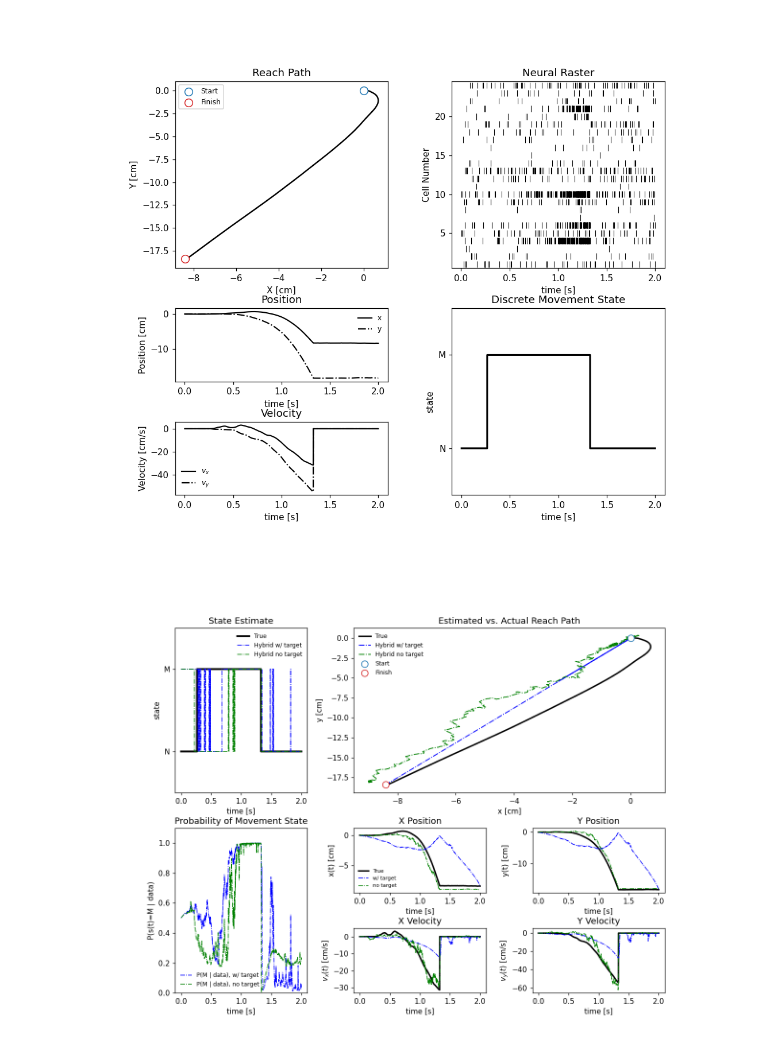
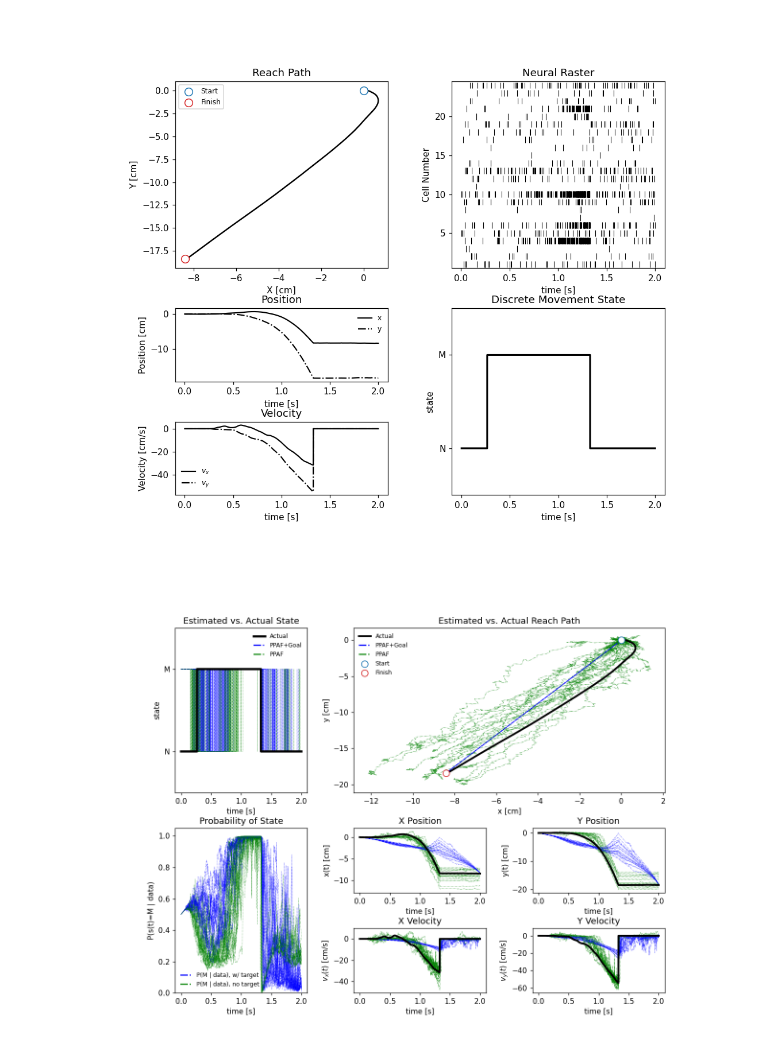
Before and after one commit to cajigaslab/nSTAT-python, a Jupyter notebook: notebooks/HybridFilterExample.ipynb, the cells around one changed output. Drawn from its saved outputs; the diff is of its cells as text; code cells hidden in the pictures.

```diff
--- a/notebooks/HybridFilterExample.ipynb
+++ b/notebooks/HybridFilterExample.ipynb
@@ -47,9 +47,12 @@ def _plot_raster(ax, time_s, spikes, *, max_cells=24):
 # %%
 # SECTION 0: Hybrid Point Process Filter Example
 # This notebook mirrors the MATLAB hybrid-filter helpfile with executable figures.
+# Matches MATLAB's n_sims=20 batch — fig2 overlays all 20 decoded trials,
+# mirroring the canonical HybridFilterExample_02.png spaghetti plot.
 plt.close("all")
+N_SIMS = 20  # matches MATLAB HybridFilterExample.m n_sims (line ~217)
 summary, payload = run_experiment6(REPO_ROOT, return_payload=True)
-batch_payloads = [run_experiment6(REPO_ROOT, seed=37 + idx, return_payload=True)[1] for idx in range(4)]
+batch_payloads = [run_experiment6(REPO_ROOT, seed=37 + idx, return_payload=True)[1] for idx in range(N_SIMS)]
 mean_state_prob_2 = np.mean([row["state_prob_2"] for row in batch_payloads], axis=0)
 mean_decoded_x = np.mean([row["decoded_x"] for row in batch_payloads], axis=0)
 mean_decoded_y = np.mean([row["decoded_y"] for row in batch_payloads], axis=0)
@@ -61,6 +64,7 @@ print(
     {
         "num_samples": int(summary["num_samples"]),
         "num_cells": int(summary["num_cells"]),
+        "n_sims": N_SIMS,
         "state_accuracy": round(float(summary["state_accuracy"]), 3),
         "decode_rmse_x": round(float(summary["decode_rmse_x"]), 4),
         "decode_rmse_y": round(float(summary["decode_rmse_y"]), 4),
@@ -131,42 +135,54 @@ ax_state.set_ylim(0.5, 2.5)
 # SECTION 4: Simulate Neural Firing
 # The simulated spike population depends on the latent state and the movement dynamics.
 # %%
-# SECTION 5: Run the hybrid filter — single-trial decoding result (MATLAB subplot(4,3,*))
-fig = _prepare_figure("HybridFilterExample fig2: decoding result (subplot(4,3,*))", figsize=(12.0, 9.0))
+# SECTION 5: Run the hybrid filter — MATLAB-style multi-trial overlay (subplot(4,3,*))
+# Matches HybridFilterExample_02.png: all 20 PPAF+Goal (blue) and PPAF (green)
+# decoded trials overlaid on the true trajectory (black).
+fig = _prepare_figure("HybridFilterExample fig2: 20-trial decoding overlay (subplot(4,3,*))", figsize=(12.0, 9.0))
 gs = fig.add_gridspec(4, 3, hspace=0.55, wspace=0.35)
 
-# State estimate — subplot(4,3,[1 4])
+# State estimate — subplot(4,3,[1 4]): true (black) + 20 hybrid w/target (blue) + 20 free (green)
 ax_st = fig.add_subplot(gs[0:2, 0])
-ax_st.plot(payload["time_s"], payload["state_true"], "k-", linewidth=2.5, label="True")
-ax_st.plot(payload["time_s"], payload["state_hat"], "b-.", linewidth=1.0, label="Hybrid w/ target")
-ax_st.plot(payload["time_s"], payload["state_hat_free"], "g-.", linewidth=1.0, label="Hybrid no target")
+for row in batch_payloads:
+    ax_st.plot(row["time_s"], row["state_hat"], "b-.", linewidth=0.4, alpha=0.55)
+    ax_st.plot(row["time_s"], row["state_hat_free"], "g-.", linewidth=0.4, alpha=0.55)
+ax_st.plot(payload["time_s"], payload["state_true"], "k-", linewidth=3.0, label="Actual")
+# Legend stubs (single line for each colour)
+ax_st.plot([], [], "b-.", linewidth=1.6, label="PPAF+Goal")
+ax_st.plot([], [], "g-.", linewidth=1.6, label="PPAF")
 ax_st.set_yticks([1, 2])
 ax_st.set_yticklabels(["N", "M"])
 ax_st.set_ylim(0.5, 2.5)
-ax_st.set_title("State Estimate")
+ax_st.set_title("Estimated vs. Actual State")
 ax_st.set_xlabel("time [s]")
 ax_st.set_ylabel("state")
 ax_st.legend(loc="best", frameon=False, fontsize=8)
 
-# Movement probability — subplot(4,3,[7 10])
+# Probability of state — subplot(4,3,[7 10]): 20 P(M | data) traces
 ax_pr = fig.add_subplot(gs[2:4, 0])
-ax_pr.plot(payload["time_s"], payload["state_prob_2"], "b-.", linewidth=1.0, label="P(M | data), w/ target")
-ax_pr.plot(payload["time_s"], payload["state_prob_2_free"], "g-.", linewidth=1.0, label="P(M | data), no target")
-ax_pr.set_title("Probability of Movement State")
+for row in batch_payloads:
+    ax_pr.plot(row["time_s"], row["state_prob_2"], "b-.", linewidth=0.4, alpha=0.55)
+    ax_pr.plot(row["time_s"], row["state_prob_2_free"], "g-.", linewidth=0.4, alpha=0.55)
+ax_pr.plot([], [], "b-.", linewidth=1.6, label="P(M | data), w/ target")
+ax_pr.plot([], [], "g-.", linewidth=1.6, label="P(M | data), no target")
+ax_pr.set_title("Probability of State")
 ax_pr.set_xlabel("time [s]")
 ax_pr.set_ylabel("P(s(t)=M | data)")
-ax_pr.set_ylim(0.0, 1.1)
+ax_pr.set_ylim(0.0, 1.05)
 ax_pr.legend(loc="best", frameon=False, fontsize=8)
 
-# X-Y trajectory overlay — subplot(4,3,[2 3 5 6])
+# X-Y reach path overlay — subplot(4,3,[2 3 5 6])
 ax_xy = fig.add_subplot(gs[0:2, 1:3])
-ax_xy.plot(100.0 * payload["x_pos"], 100.0 * payload["y_pos"], "k-", linewidth=2.0, label="True")
-ax_xy.plot(100.0 * payload["decoded_x"], 100.0 * payload["decoded_y"], "b-.", linewidth=1.2, label="Hybrid w/ target")
-ax_xy.plot(100.0 * payload["decoded_x_free"], 100.0 * payload["decoded_y_free"], "g-.", linewidth=1.2, label="Hybrid no target")
+for row in batch_payloads:
+    ax_xy.plot(100.0 * row["decoded_x"], 100.0 * row["decoded_y"], "b-.", linewidth=0.6, alpha=0.65)
+    ax_xy.plot(100.0 * row["decoded_x_free"], 100.0 * row["decoded_y_free"], "g-.", linewidth=0.6, alpha=0.65)
+ax_xy.plot(100.0 * payload["x_pos"], 100.0 * payload["y_pos"], "k-", linewidth=2.5, label="Actual")
+ax_xy.plot([], [], "b-.", linewidth=1.6, label="PPAF+Goal")
+ax_xy.plot([], [], "g-.", linewidth=1.6, label="PPAF")
 ax_xy.scatter([100.0 * payload["x_pos"][0]], [100.0 * payload["y_pos"][0]],
-              marker="o", facecolor="white", edgecolor="tab:blue", s=80, zorder=3, label="Start")
+              marker="o", facecolor="white", edgecolor="tab:blue", s=80, zorder=5, label="Start")
 ax_xy.scatter([100.0 * payload["x_pos"][-1]], [100.0 * payload["y_pos"][-1]],
-              marker="o", facecolor="white", edgecolor="tab:red", s=80, zorder=3, label="Finish")
+              marker="o", facecolor="white", edgecolor="tab:red", s=80, zorder=5, label="Finish")
 ax_xy.set_title("Estimated vs. Actual Reach Path")
 ax_xy.set_xlabel("x [cm]")
 ax_xy.set_ylabel("y [cm]")
@@ -174,42 +190,45 @@ ax_xy.legend(loc="best", frameon=False, fontsize=8)
 
 # X position — subplot(4,3,8)
 ax_x = fig.add_subplot(gs[2, 1])
-ax_x.plot(payload["time_s"], 100.0 * payload["x_pos"], "k-", linewidth=2.0, label="True")
-ax_x.plot(payload["time_s"], 100.0 * payload["decoded_x"], "b-.", linewidth=1.0, label="w/ target")
-ax_x.plot(payload["time_s"], 100.0 * payload["decoded_x_free"], "g-.", linewidth=1.0, label="no target")
+for row in batch_payloads:
+    ax_x.plot(row["time_s"], 100.0 * row["decoded_x"], "b-.", linewidth=0.5, alpha=0.55)
+    ax_x.plot(row["time_s"], 100.0 * row["decoded_x_free"], "g-.", linewidth=0.5, alpha=0.55)
+ax_x.plot(payload["time_s"], 100.0 * payload["x_pos"], "k-", linewidth=2.5)
 ax_x.set_title("X Position")
 ax_x.set_xlabel("time [s]")
 ax_x.set_ylabel("x(t) [cm]")
-ax_x.legend(loc="best", frameon=False, fontsize=7)
 
 # Y position — subplot(4,3,9)
 ax_y = fig.add_subplot(gs[2, 2])
-ax_y.plot(payload["time_s"], 100.0 * payload["y_pos"], "k-", linewidth=2.0)
-ax_y.plot(payload["time_s"], 100.0 * payload["decoded_y"], "b-.", linewidth=1.0)
-ax_y.plot(payload["time_s"], 100.0 * payload["decoded_y_free"], "g-.", linewidth=1.0)
+for row in batch_payloads:
+    ax_y.plot(row["time_s"], 100.0 * row["decoded_y"], "b-.", linewidth=0.5, alpha=0.55)
+    ax_y.plot(row["time_s"], 100.0 * row["decoded_y_free"], "g-.", linewidth=0.5, alpha=0.55)
+ax_y.plot(payload["time_s"], 100.0 * payload["y_pos"], "k-", linewidth=2.5)
 ax_y.set_title("Y Position")
 ax_y.set_xlabel("time [s]")
 ax_y.set_ylabel("y(t) [cm]")
 
 # X velocity — subplot(4,3,11)
 ax_vx = fig.add_subplot(gs[3, 1])
-ax_vx.plot(payload["time_s"], 100.0 * payload["x_vel"], "k-", linewidth=2.0)
-ax_vx.plot(payload["time_s"], 100.0 * payload["decoded_vx"], "b-.", linewidth=1.0)
-ax_vx.plot(payload["time_s"], 100.0 * payload["decoded_vx_free"], "g-.", linewidth=1.0)
+for row in batch_payloads:
+    ax_vx.plot(row["time_s"], 100.0 * row["decoded_vx"], "b-.", linewidth=0.5, alpha=0.55)
+    ax_vx.plot(row["time_s"], 100.0 * row["decoded_vx_free"], "g-.", linewidth=0.5, alpha=0.55)
+ax_vx.plot(payload["time_s"], 100.0 * payload["x_vel"], "k-", linewidth=2.5)
 ax_vx.set_title("X Velocity")
 ax_vx.set_xlabel("time [s]")
 ax_vx.set_ylabel(r"$v_x(t)$ [cm/s]")
 
 # Y velocity — subplot(4,3,12)
 ax_vy = fig.add_subplot(gs[3, 2])
-ax_vy.plot(payload["time_s"], 100.0 * payload["y_vel"], "k-", linewidth=2.0)
-ax_vy.plot(payload["time_s"], 100.0 * payload["decoded_vy"], "b-.", linewidth=1.0)
-ax_vy.plot(payload["time_s"], 100.0 * payload["decoded_vy_free"], "g-.", linewidth=1.0)
+for row in batch_payloads:
+    ax_vy.plot(row["time_s"], 100.0 * row["decoded_vy"], "b-.", linewidth=0.5, alpha=0.55)
+    ax_vy.plot(row["time_s"], 100.0 * row["decoded_vy_free"], "g-.", linewidth=0.5, alpha=0.55)
+ax_vy.plot(payload["time_s"], 100.0 * payload["y_vel"], "k-", linewidth=2.5)
 ax_vy.set_title("Y Velocity")
 ax_vy.set_xlabel("time [s]")
 ax_vy.set_ylabel(r"$v_y(t)$ [cm/s]")
 
-# === Figure 3: averaged across batch (MATLAB lines 333+ averaging block) ===
+# === Figure 3: averaged across batch (single representative summary) ===
 fig = _prepare_figure("HybridFilterExample fig3: batch-averaged decoding", figsize=(10.5, 7.5))
 axs = fig.subplots(2, 2)
 axs[0, 0].plot(payload["time_s"], payload["state_true"], "k-", linewidth=2.5, label="True state")
@@ -218,35 +237,35 @@ axs[0, 0].plot(payload["time_s"], mean_state_hat_free, "g-", linewidth=2.0, labe
 axs[0, 0].set_yticks([1, 2])
 axs[0, 0].set_yticklabels(["N", "M"])
 axs[0, 0].set_ylim(0.5, 2.5)
-axs[0, 0].set_title("Estimated vs. Actual State (batch avg)")
+axs[0, 0].set_title("Mean Estimated vs. Actual State (n=20)")
 axs[0, 0].set_xlabel("time [s]")
 axs[0, 0].legend(loc="best", frameon=False, fontsize=8)
 axs[0, 1].plot(payload["time_s"], mean_state_prob_2, "b-", linewidth=2.0, label="Mean P(M), w/ target")
 axs[0, 1].plot(payload["time_s"], np.mean([row["state_prob_2_free"] for row in batch_payloads], axis=0),
                "g-", linewidth=2.0, label="Mean P(M), no target")
-axs[0, 1].set_title("Mean Probability of State")
+axs[0, 1].set_title("Mean Probability of State (n=20)")
 axs[0, 1].set_xlabel("time [s]")
 axs[0, 1].set_ylabel("P(s(t)=M | data)")
 axs[0, 1].set_ylim(0.0, 1.1)
 axs[0, 1].legend(loc="best", frameon=False, fontsize=8)
 axs[1, 0].plot(100.0 * payload["x_pos"], 100.0 * payload["y_pos"], "k-", linewidth=2.0, label="True")
 axs[1, 0].plot(100.0 * mean_decoded_x, 100.0 * mean_decoded_y, "b-", linewidth=2.0, label="Mean w/ target")
 axs[1, 0].plot(100.0 * mean_decoded_x_free, 100.0 * mean_decoded_y_free, "g-", linewidth=2.0, label="Mean no target")
 axs[1, 0].scatter([100.0 * payload["x_pos"][0]], [100.0 * payload["y_pos"][0]],
                   marker="o", facecolor="white", edgecolor="tab:blue", s=80, zorder=3, label="Start")
 axs[1, 0].scatter([100.0 * payload["x_pos"][-1]], [100.0 * payload["y_pos"][-1]],
                   marker="o", facecolor="white", edgecolor="tab:red", s=80, zorder=3, label="Finish")
-axs[1, 0].set_title("Estimated vs. Actual Reach Path (batch avg)")
+axs[1, 0].set_title("Mean Estimated vs. Actual Reach Path (n=20)")
 axs[1, 0].set_xlabel("x [cm]")
 axs[1, 0].set_ylabel("y [cm]")
 axs[1, 0].legend(loc="best", frameon=False, fontsize=8)
 axs[1, 1].bar(
     ["X RMSE", "Y RMSE"],
     [summary["decode_rmse_x"], summary["decode_rmse_y"]],
     color=["tab:blue", "tab:orange"],
 )
 axs[1, 1].set_title("Single-run decoding RMSE [m]")
 axs[1, 1].set_ylabel("RMSE")
 __tracker.finalize()
 # %% [output]
-[figure, old version]
+[figure, new version]
```
Also changed, not shown: parts of 2 cells of this notebook, 2 other files.
